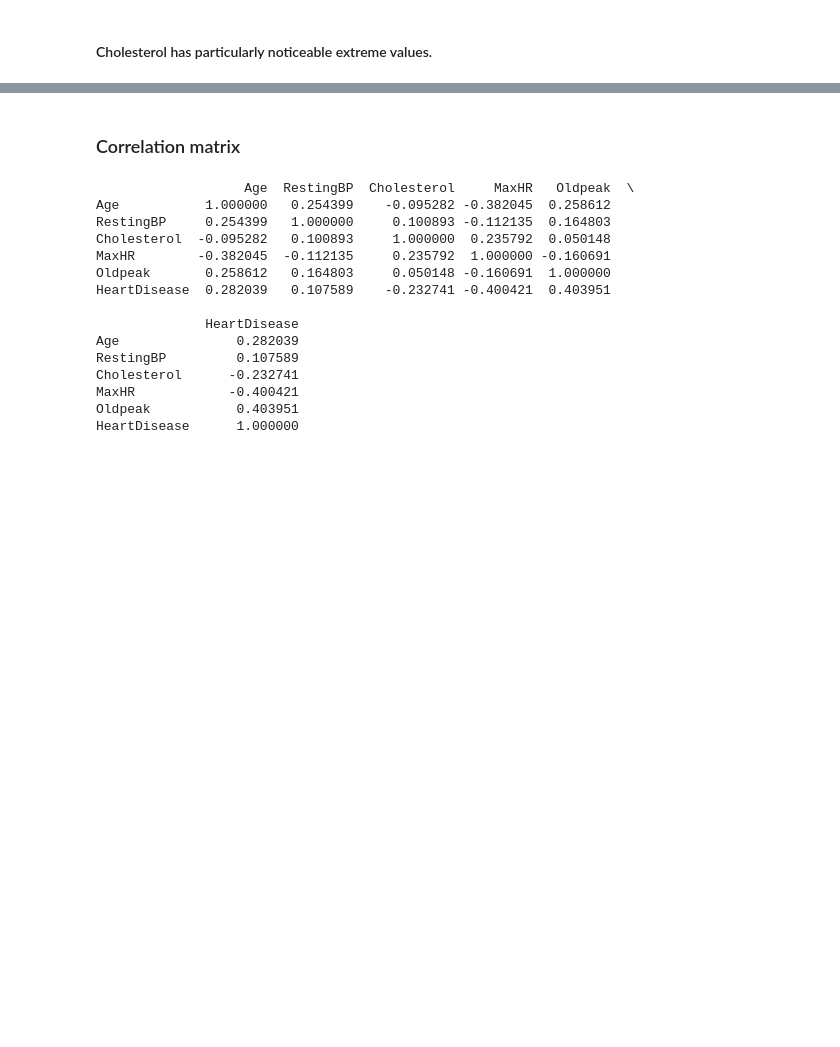
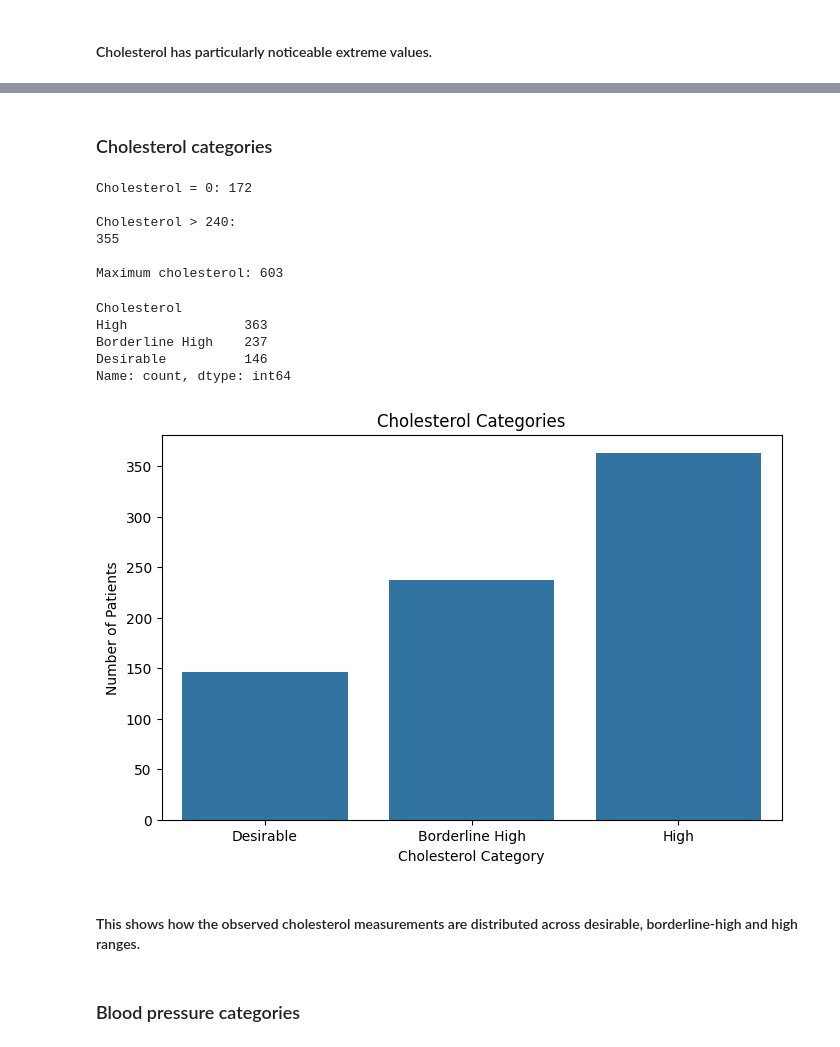
Before and after one commit to Kakul-07/EDA-Task, a Jupyter notebook: Heart/eda.ipynb, the cells around one changed output, grey strips where cells are left out. Saved outputs shown, nothing was run; the diff lists cells and outputs as text; code cells hidden in the pictures; blank space fills up the shorter version.

```diff
--- a/Heart/eda.ipynb
+++ b/Heart/eda.ipynb
@@ -440,21 +482,43 @@ plt.show()
-# %% [markdown]
-### Correlation matrix
-# %%
-correlation = df[continuous_columns + ["HeartDisease"]].corr()
-print(correlation)
-# %% [output]
-                   Age  RestingBP  Cholesterol     MaxHR   Oldpeak  \
-Age           1.000000   0.254399    -0.095282 -0.382045  0.258612
-RestingBP     0.254399   1.000000     0.100893 -0.112135  0.164803
-Cholesterol  -0.095282   0.100893     1.000000  0.235792  0.050148
-MaxHR        -0.382045  -0.112135     0.235792  1.000000 -0.160691
-Oldpeak       0.258612   0.164803     0.050148 -0.160691  1.000000
-HeartDisease  0.282039   0.107589    -0.232741 -0.400421  0.403951
-
-              HeartDisease
-Age               0.282039
-RestingBP         0.107589
-Cholesterol      -0.232741
-MaxHR            -0.400421
-Oldpeak           0.403951
-HeartDisease      1.000000
+# %% [markdown]
+### Cholesterol categories
+# %%
+print("Cholesterol = 0:", (df["Cholesterol"] == 0).sum())
+print("\nCholesterol > 240:")
+print((df["Cholesterol"] > 240).sum())
+print("\nMaximum cholesterol:", df["Cholesterol"].max())
+# %% [output]
+Cholesterol = 0: 172
+
+Cholesterol > 240:
+355
+
+Maximum cholesterol: 603
+# %%
+cholesterol_valid = df.loc[df["Cholesterol"] > 0, "Cholesterol"]
+cholesterol_category = pd.cut( cholesterol_valid, bins=[0, 199, 239, np.inf],
+    labels=[
+        "Desirable",
+        "Borderline High",
+        "High"
+    ]
+)
+cholesterol_category.value_counts()
+# %% [output]
+Cholesterol
+High               363
+Borderline High    237
+Desirable          146
+Name: count, dtype: int64
+# %%
+plt.figure(figsize=(8, 5))
+sns.countplot(x=cholesterol_category)
+plt.title("Cholesterol Categories")
+plt.xlabel("Cholesterol Category")
+plt.ylabel("Number of Patients")
+plt.show()
+# %% [output]
+[figure, added]
+# %% [markdown]
+#### This shows how the observed cholesterol measurements are distributed across desirable, borderline-high and high ranges.
+# %% [markdown]
+### Blood pressure categories
```
Also changed, not shown: parts of 77 cells of this notebook, 1 other file.
